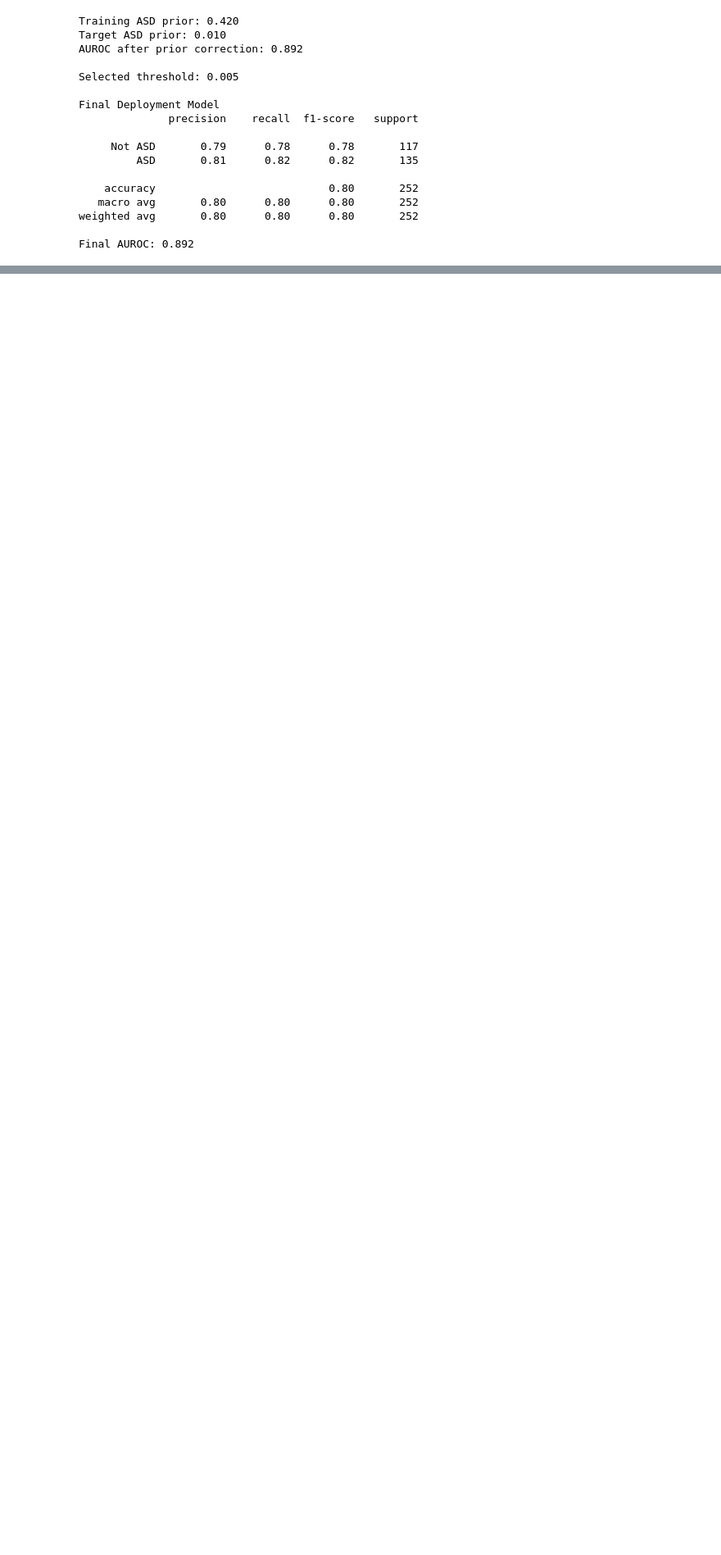
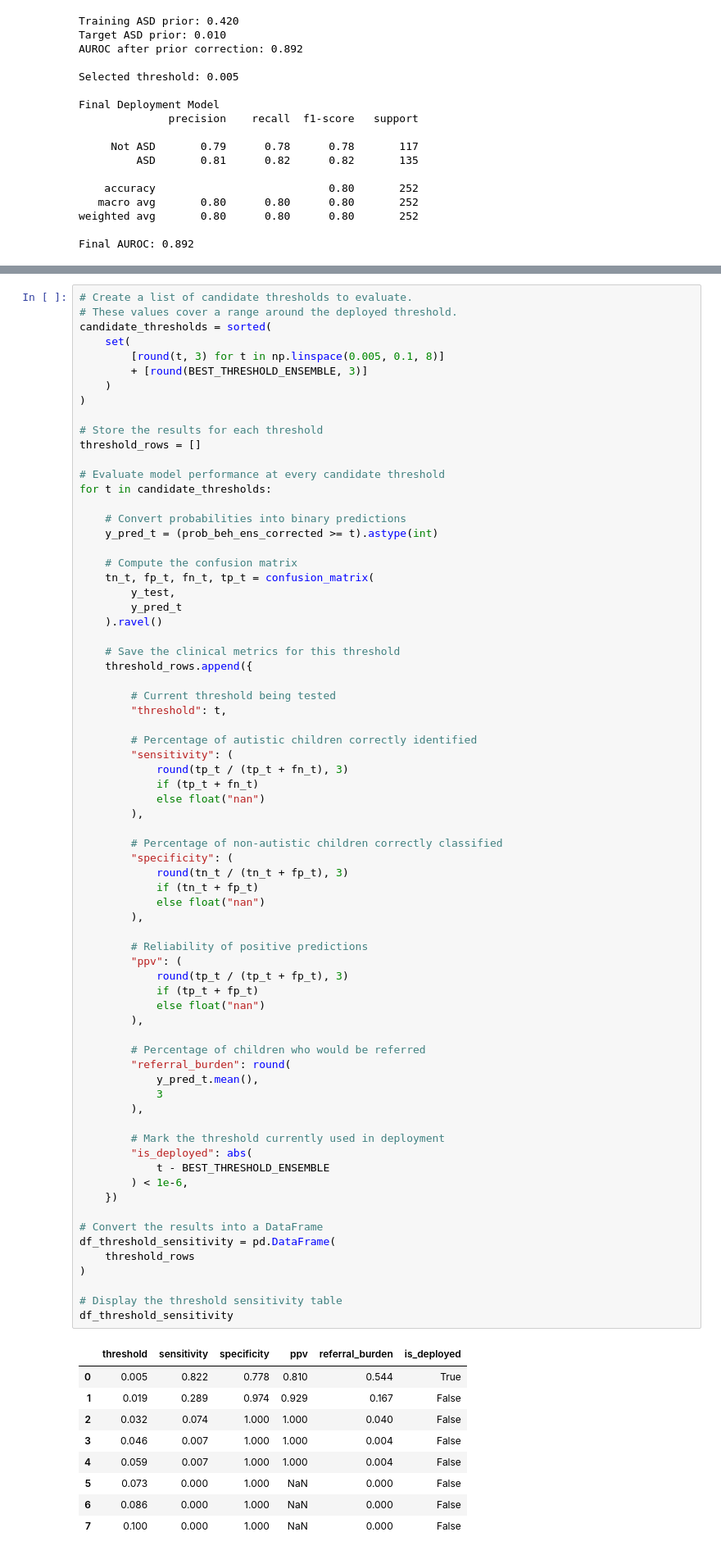
Before and after one commit to RELEBOHILE-PHEKO/Autism-Risk-Screening, a Jupyter notebook: notebook/autism_screening_Pipeline.ipynb, the cells around one changed output, grey strips where cells are left out. Shown at 82% size. Saved outputs shown, nothing was run; the diff lists cells and outputs as text; blank space fills up the shorter version.

```diff
--- a/notebook/autism_screening_Pipeline.ipynb
+++ b/notebook/autism_screening_Pipeline.ipynb
@@ -1387,0 +1524,81 @@ Final AUROC: 0.892
+# %%
+# Create a list of candidate thresholds to evaluate.
+# These values cover a range around the deployed threshold.
+candidate_thresholds = sorted(
+    set(
+        [round(t, 3) for t in np.linspace(0.005, 0.1, 8)]
+        + [round(BEST_THRESHOLD_ENSEMBLE, 3)]
+    )
+)
+
+# Store the results for each threshold
+threshold_rows = []
+
+# Evaluate model performance at every candidate threshold
+for t in candidate_thresholds:
+
+    # Convert probabilities into binary predictions
+    y_pred_t = (prob_beh_ens_corrected >= t).astype(int)
+
+    # Compute the confusion matrix
+    tn_t, fp_t, fn_t, tp_t = confusion_matrix(
+        y_test,
+        y_pred_t
+    ).ravel()
+
+    # Save the clinical metrics for this threshold
+    threshold_rows.append({
+
+        # Current threshold being tested
+        "threshold": t,
+
+        # Percentage of autistic children correctly identified
+        "sensitivity": (
+            round(tp_t / (tp_t + fn_t), 3)
+            if (tp_t + fn_t)
+            else float("nan")
+        ),
+
+        # Percentage of non-autistic children correctly classified
+        "specificity": (
+            round(tn_t / (tn_t + fp_t), 3)
+            if (tn_t + fp_t)
+            else float("nan")
+        ),
+
+        # Reliability of positive predictions
+        "ppv": (
+            round(tp_t / (tp_t + fp_t), 3)
+            if (tp_t + fp_t)
+            else float("nan")
+        ),
+
+        # Percentage of children who would be referred
+        "referral_burden": round(
+            y_pred_t.mean(),
+            3
+        ),
+
+        # Mark the threshold currently used in deployment
+        "is_deployed": abs(
+            t - BEST_THRESHOLD_ENSEMBLE
+        ) < 1e-6,
+    })
+
+# Convert the results into a DataFrame
+df_threshold_sensitivity = pd.DataFrame(
+    threshold_rows
+)
+
+# Display the threshold sensitivity table
+df_threshold_sensitivity
+# %% [output]
+|  | threshold | sensitivity | specificity | ppv | referral_burden | is_deployed |
+| 0 | 0.005 | 0.822 | 0.778 | 0.810 | 0.544 | True |
+| 1 | 0.019 | 0.289 | 0.974 | 0.929 | 0.167 | False |
+| 2 | 0.032 | 0.074 | 1.000 | 1.000 | 0.040 | False |
+| 3 | 0.046 | 0.007 | 1.000 | 1.000 | 0.004 | False |
+| 4 | 0.059 | 0.007 | 1.000 | 1.000 | 0.004 | False |
+| 5 | 0.073 | 0.000 | 1.000 | NaN | 0.000 | False |
+| 6 | 0.086 | 0.000 | 1.000 | NaN | 0.000 | False |
+| 7 | 0.100 | 0.000 | 1.000 | NaN | 0.000 | False |
```
Also changed, not shown: parts of 17 cells of this notebook.
